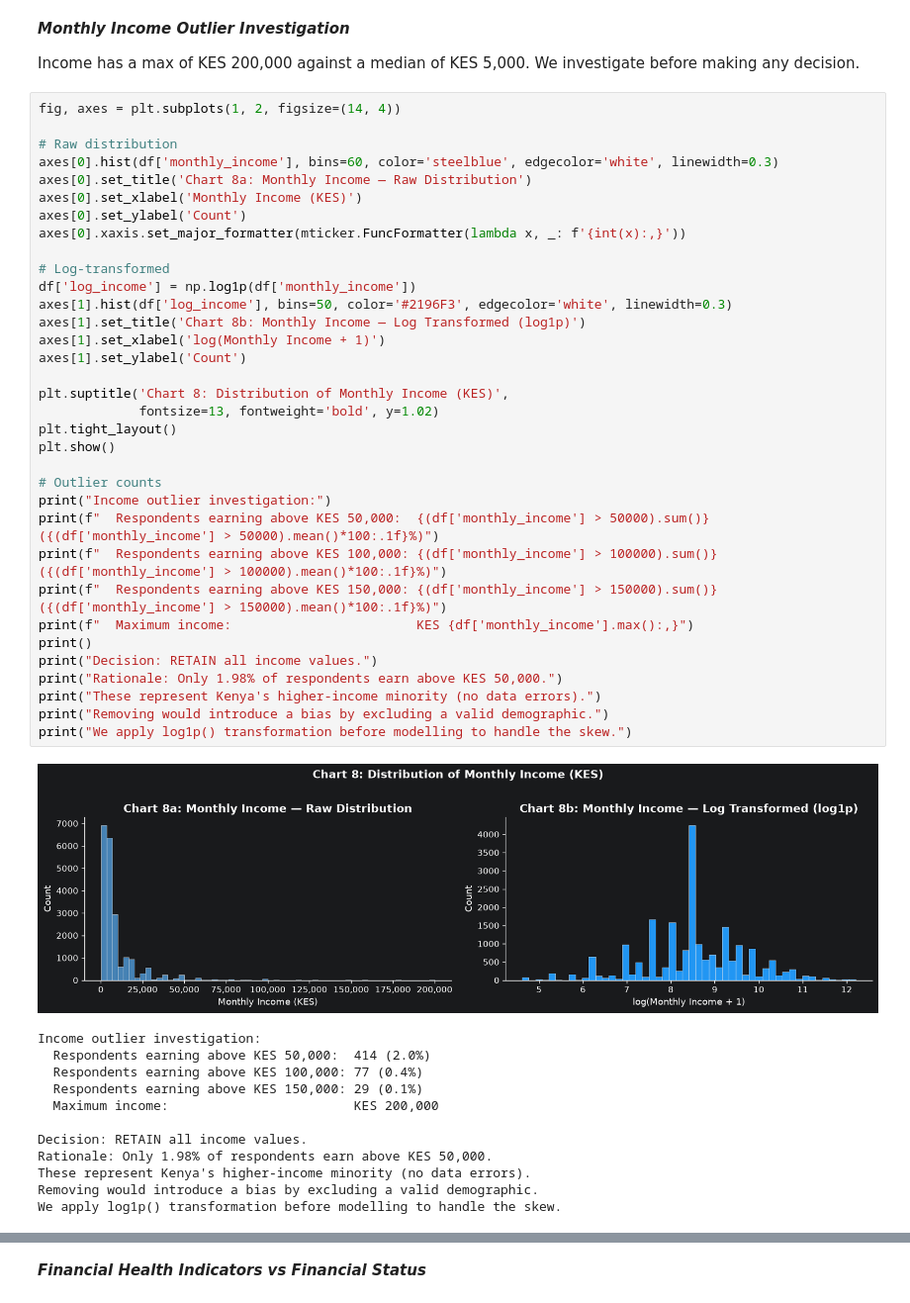
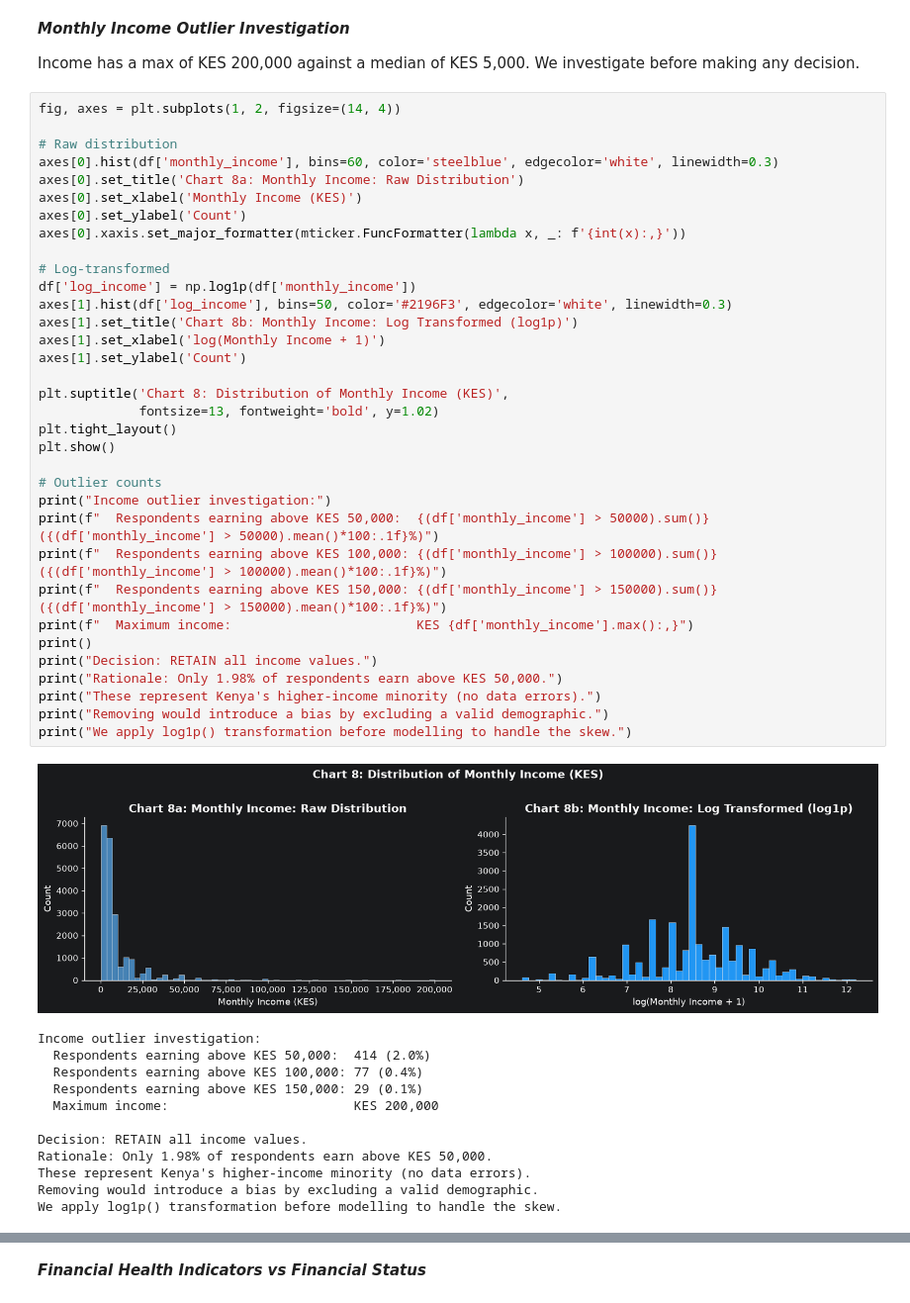
Before and after one commit to obonyo1/datasprint2026, a Jupyter notebook: EDACleaning.ipynb, the cells around one changed output, grey strips where cells are left out. Shown at 99% size. Cells and saved outputs as stored; diff of their text form.

```diff
--- a/EDACleaning.ipynb
+++ b/EDACleaning.ipynb
@@ -762,37 +835,37 @@ fig, axes = plt.subplots(1, 2, figsize=(14, 4))
 
 # Raw distribution
 axes[0].hist(df['monthly_income'], bins=60, color='steelblue', edgecolor='white', linewidth=0.3)
-axes[0].set_title('Chart 8a: Monthly Income — Raw Distribution')
+axes[0].set_title('Chart 8a: Monthly Income: Raw Distribution')
 axes[0].set_xlabel('Monthly Income (KES)')
 axes[0].set_ylabel('Count')
 axes[0].xaxis.set_major_formatter(mticker.FuncFormatter(lambda x, _: f'{int(x):,}'))
 
 # Log-transformed
 df['log_income'] = np.log1p(df['monthly_income'])
 axes[1].hist(df['log_income'], bins=50, color='#2196F3', edgecolor='white', linewidth=0.3)
-axes[1].set_title('Chart 8b: Monthly Income — Log Transformed (log1p)')
+axes[1].set_title('Chart 8b: Monthly Income: Log Transformed (log1p)')
 axes[1].set_xlabel('log(Monthly Income + 1)')
 axes[1].set_ylabel('Count')
 
 plt.suptitle('Chart 8: Distribution of Monthly Income (KES)',
              fontsize=13, fontweight='bold', y=1.02)
 plt.tight_layout()
 plt.show()
 
 # Outlier counts
 print("Income outlier investigation:")
 print(f"  Respondents earning above KES 50,000:  {(df['monthly_income'] > 50000).sum()} ({(df['monthly_income'] > 50000).mean()*100:.1f}%)")
 print(f"  Respondents earning above KES 100,000: {(df['monthly_income'] > 100000).sum()} ({(df['monthly_income'] > 100000).mean()*100:.1f}%)")
 print(f"  Respondents earning above KES 150,000: {(df['monthly_income'] > 150000).sum()} ({(df['monthly_income'] > 150000).mean()*100:.1f}%)")
 print(f"  Maximum income:                        KES {df['monthly_income'].max():,}")
 print()
 print("Decision: RETAIN all income values.")
 print("Rationale: Only 1.98% of respondents earn above KES 50,000.")
 print("These represent Kenya's higher-income minority (no data errors).")
 print("Removing would introduce a bias by excluding a valid demographic.")
 print("We apply log1p() transformation before modelling to handle the skew.")
 # %% [output]
-[figure, old version]
+[figure, new version]
 Income outlier investigation:
   Respondents earning above KES 50,000:  414 (2.0%)
   Respondents earning above KES 100,000: 77 (0.4%)
```
Also changed, not shown: parts of 10 cells of this notebook, 1 other file.
